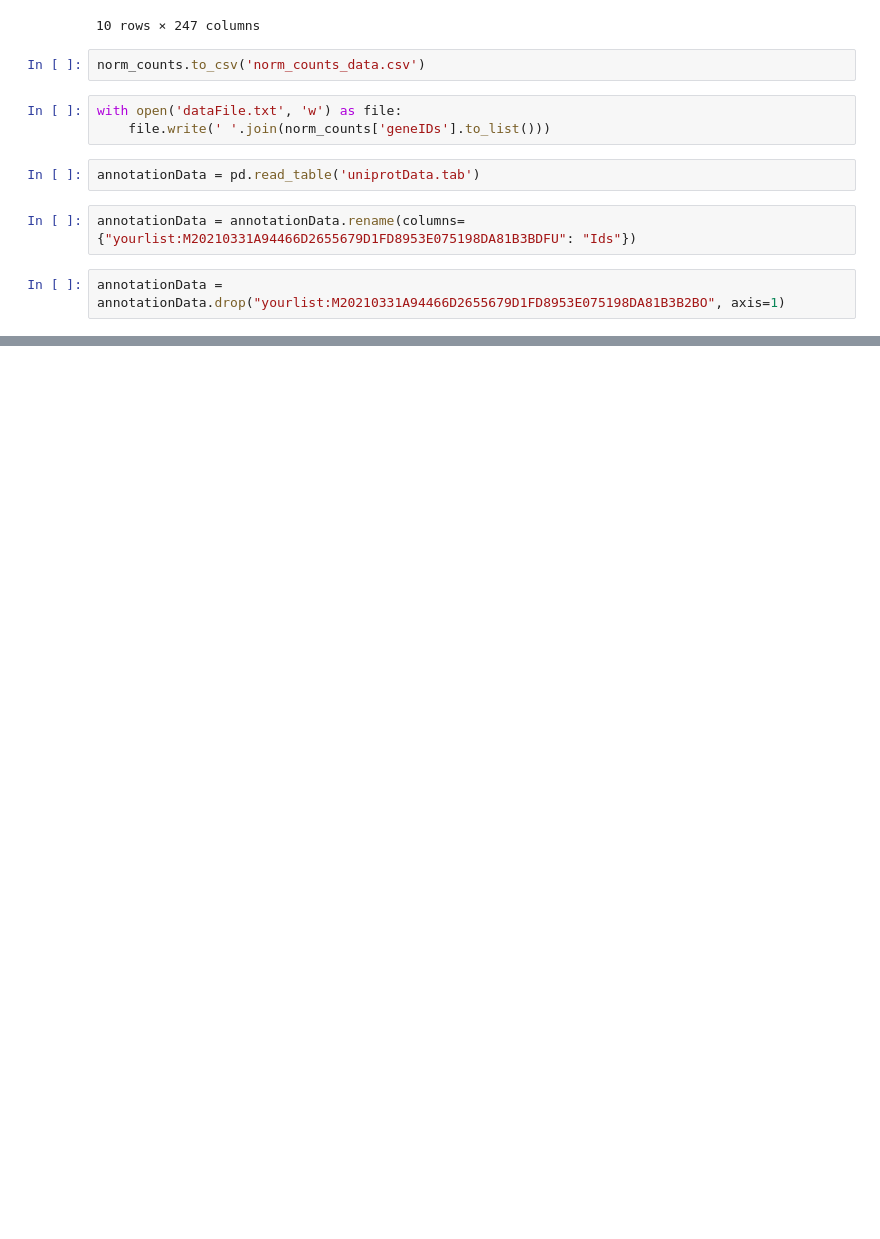
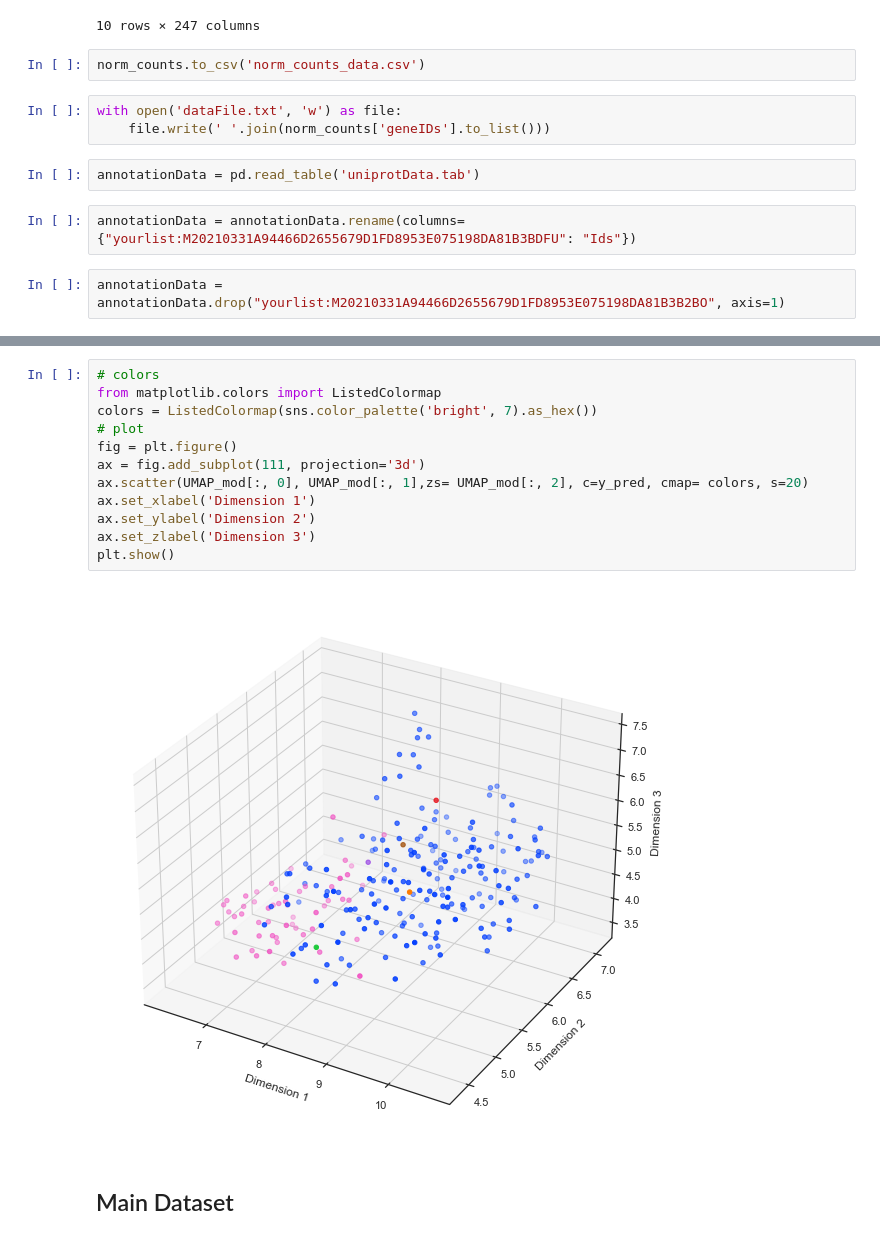
Before and after one commit to noah-pearson/scRNA-seq_Project, a Jupyter notebook: GroupProject.ipynb, the cells around one changed output, grey strips where cells are left out. Drawn from its saved outputs; the diff is of its cells as text; blank space fills up the shorter version.

```diff
--- a/GroupProject.ipynb
+++ b/GroupProject.ipynb
@@ -88,0 +200,16 @@ annotationData = annotationData.drop("yourlist:M20210331A94466D2655679D1FD8953E0
+# %%
+# colors
+from matplotlib.colors import ListedColormap
+colors = ListedColormap(sns.color_palette('bright', 7).as_hex())
+# plot
+fig = plt.figure()
+ax = fig.add_subplot(111, projection='3d')
+ax.scatter(UMAP_mod[:, 0], UMAP_mod[:, 1],zs= UMAP_mod[:, 2], c=y_pred, cmap= colors, s=20)
+ax.set_xlabel('Dimension 1')
+ax.set_ylabel('Dimension 2')
+ax.set_zlabel('Dimension 3')
+plt.show()
+# %% [output]
+[figure, added]
+# %% [markdown]
+## Main Dataset
```
Also changed, not shown: parts of 21 cells of this notebook.
